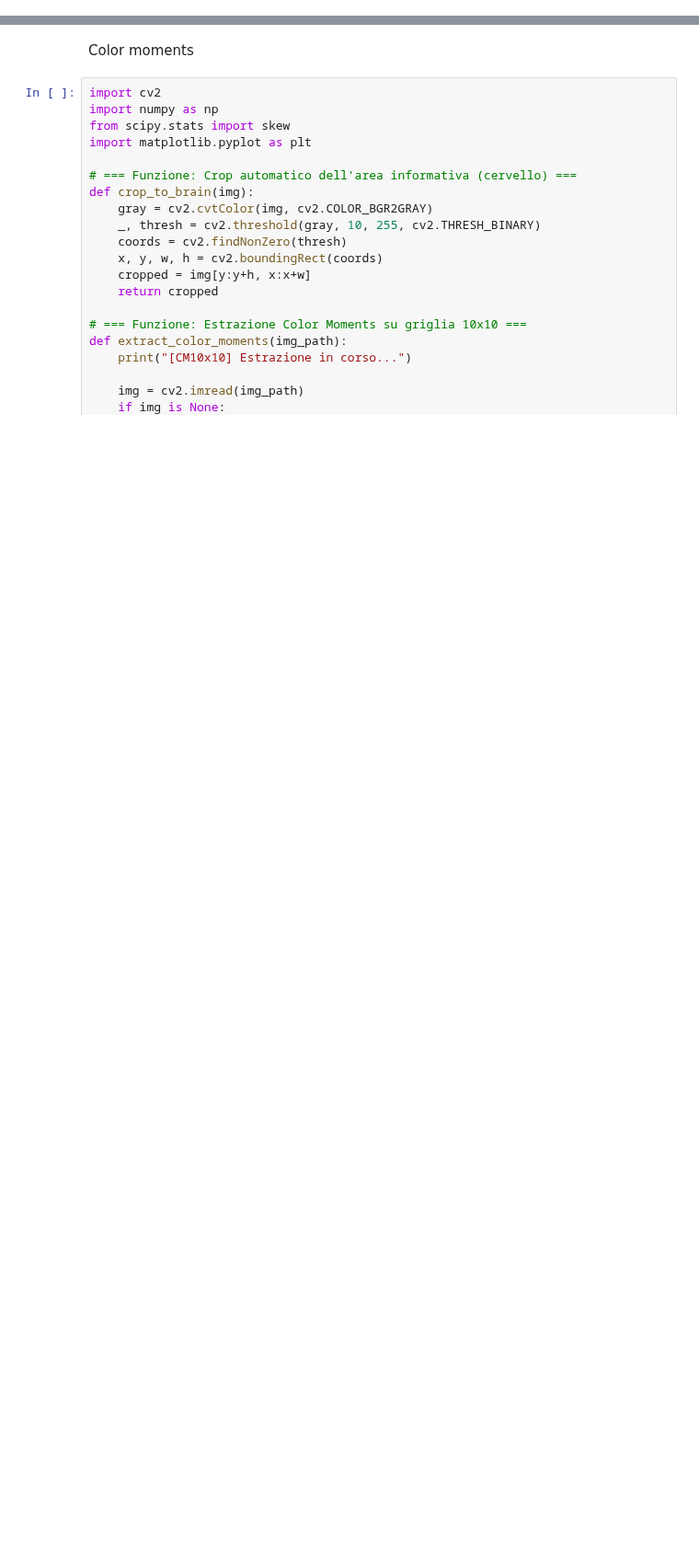
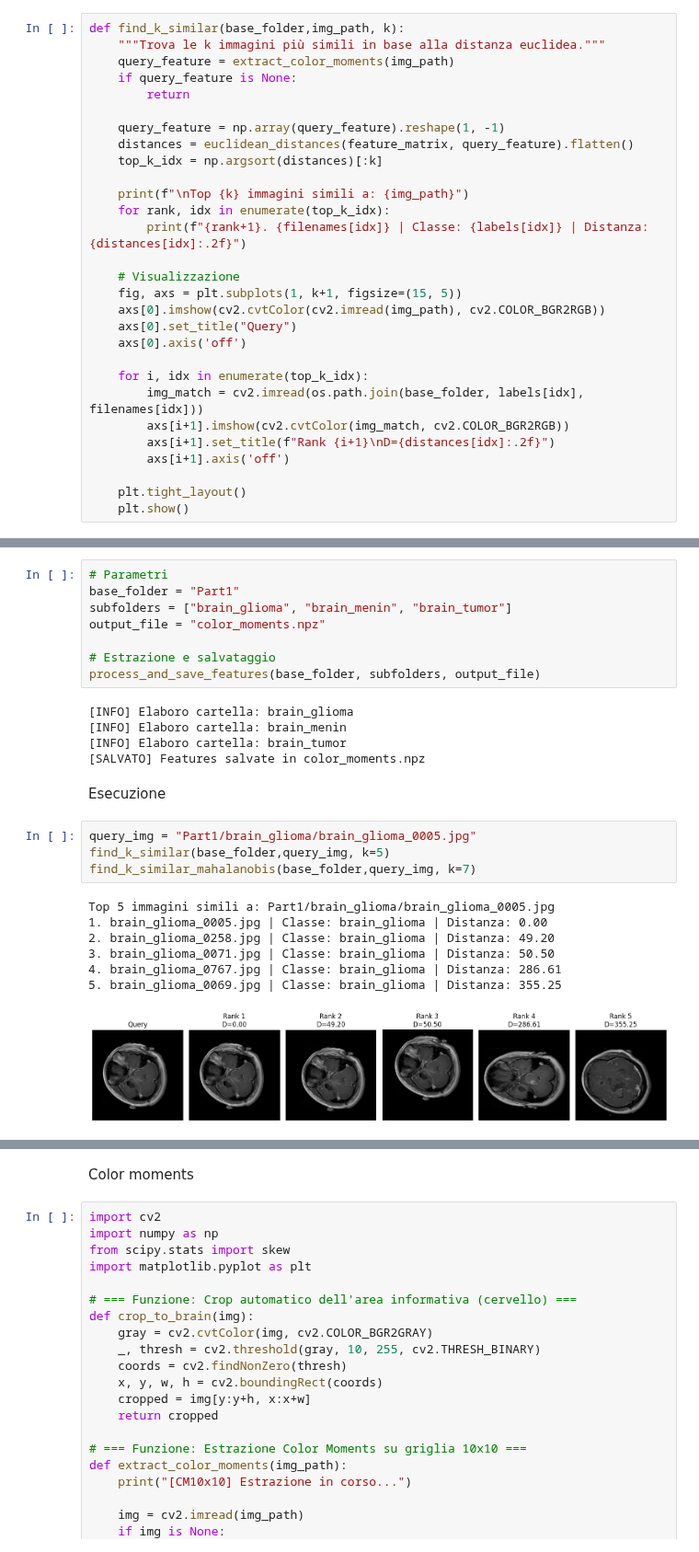
Before and after one commit to Calienn/DBmulti, a Jupyter notebook: Color_moments.ipynb, the cells around one changed output, grey strips where cells are left out. Shown at 92% size. Drawn from its saved outputs; the diff is of its cells as text; blank space fills up the shorter version.

```diff
--- a/Color_moments.ipynb
+++ b/Color_moments.ipynb
@@ -0,0 +89,29 @@
+# %%
+def find_k_similar(base_folder,img_path, k):
+    """Trova le k immagini più simili in base alla distanza euclidea."""
+    query_feature = extract_color_moments(img_path)
+    if query_feature is None:
+        return
+
+    query_feature = np.array(query_feature).reshape(1, -1)
+    distances = euclidean_distances(feature_matrix, query_feature).flatten()
+    top_k_idx = np.argsort(distances)[:k]
+
+    print(f"\nTop {k} immagini simili a: {img_path}")
+    for rank, idx in enumerate(top_k_idx):
+        print(f"{rank+1}. {filenames[idx]} | Classe: {labels[idx]} | Distanza: {distances[idx]:.2f}")
+
+    # Visualizzazione
+    fig, axs = plt.subplots(1, k+1, figsize=(15, 5))
+    axs[0].imshow(cv2.cvtColor(cv2.imread(img_path), cv2.COLOR_BGR2RGB))
+    axs[0].set_title("Query")
+    axs[0].axis('off')
+
+    for i, idx in enumerate(top_k_idx):
+        img_match = cv2.imread(os.path.join(base_folder, labels[idx], filenames[idx]))
+        axs[i+1].imshow(cv2.cvtColor(img_match, cv2.COLOR_BGR2RGB))
+        axs[i+1].set_title(f"Rank {i+1}\nD={distances[idx]:.2f}")
+        axs[i+1].axis('off')
+
+    plt.tight_layout()
+    plt.show()
@@ -0,0 +181,27 @@
+# %%
+# Parametri
+base_folder = "Part1"
+subfolders = ["brain_glioma", "brain_menin", "brain_tumor"]
+output_file = "color_moments.npz"
+
+# Estrazione e salvataggio
+process_and_save_features(base_folder, subfolders, output_file)
+# %% [output]
+[INFO] Elaboro cartella: brain_glioma
+[INFO] Elaboro cartella: brain_menin
+[INFO] Elaboro cartella: brain_tumor
+[SALVATO] Features salvate in color_moments.npz
+# %% [markdown]
+Esecuzione
+# %%
+query_img = "Part1/brain_glioma/brain_glioma_0005.jpg"
+find_k_similar(base_folder,query_img, k=5)
+find_k_similar_mahalanobis(base_folder,query_img, k=7)
+# %% [output]
+Top 5 immagini simili a: Part1/brain_glioma/brain_glioma_0005.jpg
+1. brain_glioma_0005.jpg | Classe: brain_glioma | Distanza: 0.00
+2. brain_glioma_0258.jpg | Classe: brain_glioma | Distanza: 49.20
+3. brain_glioma_0071.jpg | Classe: brain_glioma | Distanza: 50.50
+4. brain_glioma_0767.jpg | Classe: brain_glioma | Distanza: 286.61
+5. brain_glioma_0069.jpg | Classe: brain_glioma | Distanza: 355.25
+[figure, added]
```
Also changed, not shown: parts of 17 cells of this notebook.
